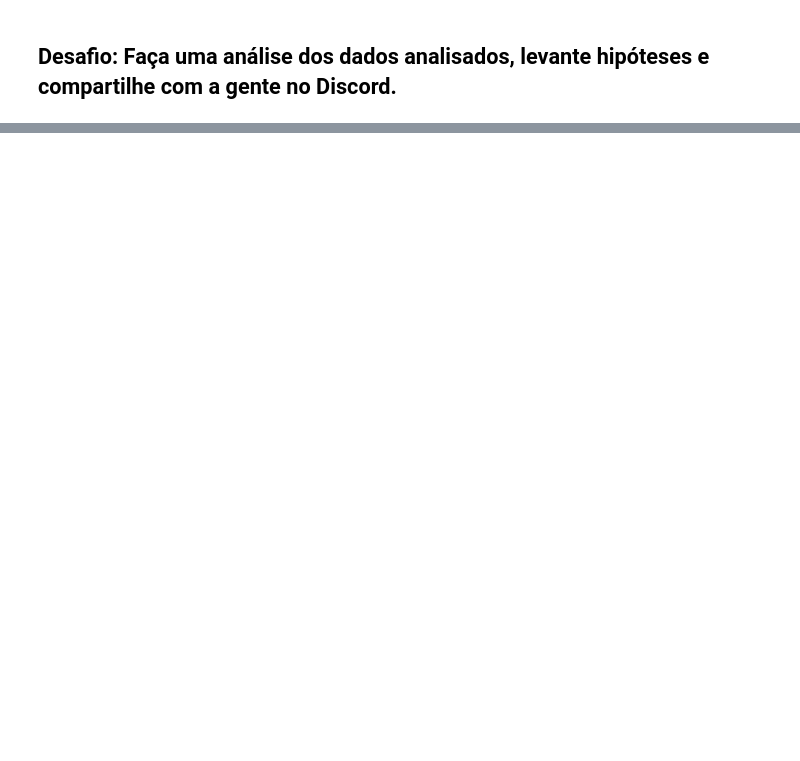
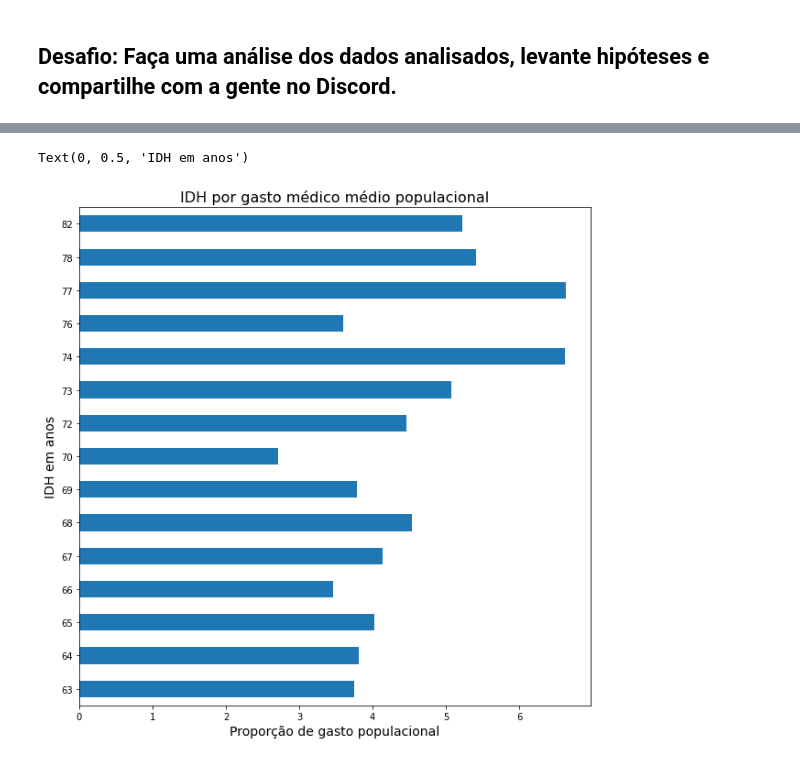
Before and after one commit to fervassoler/bootcamp-data-science-aplicada, a Jupyter notebook: bootcamp/modulo1/Aula5.ipynb, the cells around one changed output, grey strips where cells are left out. Cells and saved outputs as stored; diff of their text form; code cells hidden in the pictures; blank space fills up the shorter version.

```diff
--- a/bootcamp/modulo1/Aula5.ipynb
+++ b/bootcamp/modulo1/Aula5.ipynb
@@ -792,0 +898,4 @@ plt.show()
+# %%
+#média dos gastos de cada estado
+media_gasto_estado = ordenado_por_total_normalizado.mean(axis=1)
+media_gasto_estado
@@ -792,0 +920,10 @@ plt.show()
+# %%
+ibge_pop_idh['media/gasto'] = media_gasto_estado
+ibge_pop_idh['gasto/populacao'] = ibge_pop_idh['media/gasto']/ibge_pop_idh['populacao/2020']
+ibge_pop_idh['idh/2010'] = ibge_pop_idh['idh/2010']*100)
+# %%
+ibge_pop_idh['idh/2010'] = ibge_pop_idh['idh/2010'].astype(int)
+# %%
+idh_por_gasto_medio = ibge_pop_idh[['gasto/populacao','idh/2010']].copy()
+idh_por_gasto_medio = idh_por_gasto_medio.groupby('idh/2010', as_index=True)['gasto/populacao'].mean()
+idh_por_gasto_medio
@@ -792,0 +948,9 @@ plt.show()
+# %%
+ax = idh_por_gasto_medio.plot(kind='barh', figsize=(10,10))
+plt.title('IDH por gasto médico médio populacional', fontsize=16)
+plt.xticks(rotation=0)
+ax.set_xlabel('Proporção de gasto populacional', fontsize=14)
+ax.set_ylabel('IDH em anos', fontsize=14)
+# %% [output]
+Text(0, 0.5, 'IDH em anos')
+[figure, added]
```
Also changed, not shown: parts of 18 cells of this notebook.
